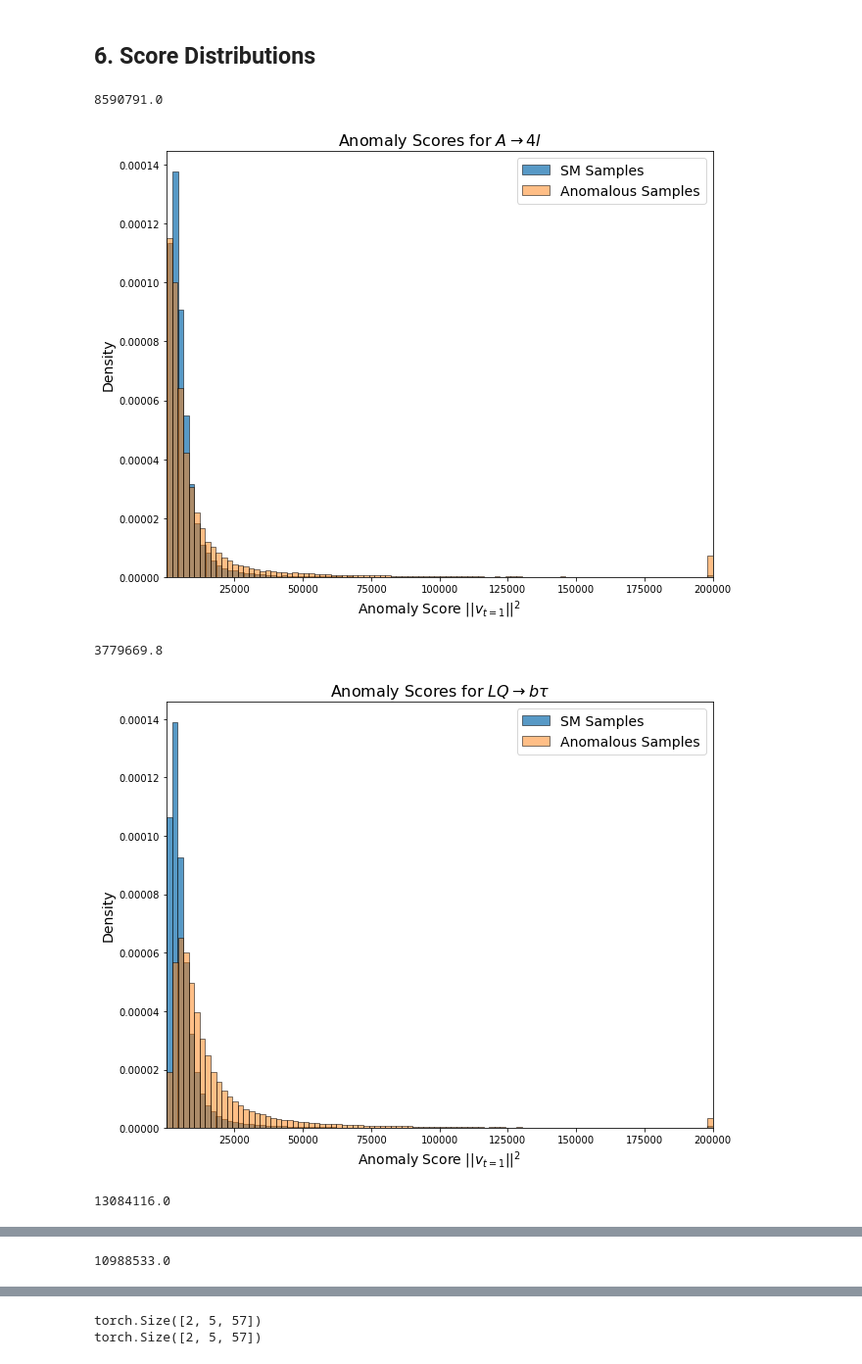
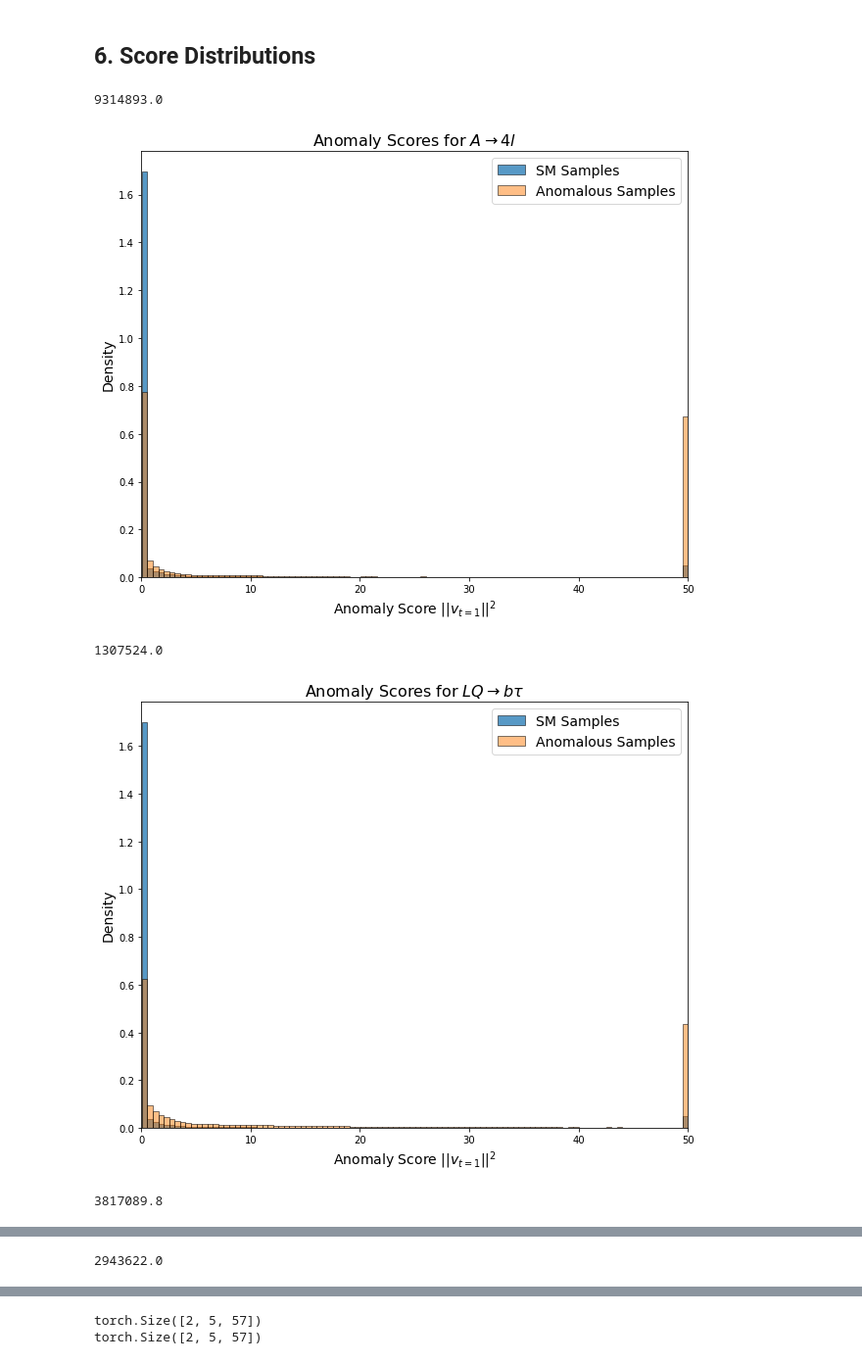
Before and after one commit to francesco-vaselli/fAD, a Jupyter notebook: experiments/test_trainings.ipynb, the cells around one changed output, grey strips where cells are left out. Shown at 98% size. Drawn from its saved outputs; the diff is of its cells as text; code cells hidden in the pictures.

```diff
--- a/experiments/test_trainings.ipynb
+++ b/experiments/test_trainings.ipynb
@@ -394,7 +383,7 @@ TPR @1e-5: 0.0000
 # %%
 from fad.models.VAE_paper.models import dense_vae
 load = True
-load_path = "vae_new_best_no_preproce.weights.h5"
+load_path = "vae_new_best_preproce.weights.h5"
 
 print(f"Training data shape: {X_train.shape}")
 print(f"Test data shape: {X_test.shape}")
@@ -1021,7 +810,7 @@ results["Flow Matching3 vt einsum"] = {
 }
 # now again in ODE mode
 flow_scores3 = flow_matching.predict(
-    X_test3, mode="ode", time_steps=2, step_size=None, log_density_calc="library"
+    X_test3, mode="ode", time_steps=100, step_size=None, log_density_calc="library"
 )
 # print mean and std of scores for normal and anomalous samples
 print(
@@ -1151,7 +940,7 @@ results["Flow Matching4 vt einsum"] = {
 }
 # now again in ODE mode
 flow_scores4 = flow_matching.predict(
-    X_test4, mode="ode", time_steps=2, step_size=None, log_density_calc="library"
+    X_test4, mode="ode", time_steps=100, step_size=None, log_density_calc="library"
 )
 # print mean and std of scores for normal and anomalous samples
 print(
@@ -1445,14 +1137,14 @@ results
 #   'ap': 0.8310116681428383,
 #   'tpr@1e-5': 0.033715092283228214,
 #   'time': 1},
-# import json
-# with open('results_no_preproce.json', 'w') as f:
-#     # Create a new dictionary without the 'scores' keys
-#     results_to_save = {
-#         key: {k: v for k, v in value.items() if k != 'scores'}
-#         for key, value in results.items()
-#     }
-#     json.dump(results_to_save, f, indent=4)
+import json
+with open('results_preproce.json', 'w') as f:
+    # Create a new dictionary without the 'scores' keys
+    results_to_save = {
+        key: {k: v for k, v in value.items() if k != 'scores'}
+        for key, value in results.items()
+    }
+    json.dump(results_to_save, f, indent=4)
 # %% [markdown]
 ## 6. Score Distributions
 # %%
@@ -1464,7 +1156,7 @@ dataset_info = [
     {"name": r"$h^0 \rightarrow \tau \tau$", "prefix": "Flow Matching3 ", "labels": dataset3.test_labels, "suffix_vt": "vt einsum", "suffix_ode": "ode", "vae_key": "VAE3", "old_vae_key": "VAE3 old", "new_vae_key": "VAE3 NEW"},
     {"name": r"$h^{\pm} \rightarrow \tau \nu$", "prefix": "Flow Matching4 ", "labels": dataset4.test_labels, "suffix_vt": "vt einsum", "suffix_ode": "ode", "vae_key": "VAE4", "old_vae_key": "VAE4 old", "new_vae_key": "VAE4 NEW"},
 ]
-saturation = 2e5  # saturation value for scores
+saturation = 50  # saturation value for scores
 for info in dataset_info:
     plt.figure(figsize=(10, 8))
     ax = plt.gca()
@@ -1487,37 +1179,37 @@ for info in dataset_info:
         sns.histplot(
             normal_scores,
             bins=100,
             label="SM Samples",
             stat="density",
             ax=ax,
         )
         sns.histplot(
             anomalous_scores,
             bins=100,
             label="Anomalous Samples",
             stat="density",
             ax=ax,
             alpha=0.5,
         )
 
    # plot options
-    plt.xlim([100, saturation])
+    plt.xlim([0, saturation])
     # increase title font size
     plt.title(f"Anomaly Scores for {dataset_name}", fontsize=16)
     # increase font size
     plt.tick_params(axis='both', which='minor', labelsize=14)
     plt.xlabel(r"Anomaly Score $||v_{{t=1}}||^2$", fontsize=14)
     plt.ylabel("Density", fontsize=14)
 
     plt.legend(fontsize=14)
-    plt.savefig(f"./picts/anomaly_scores_{dataset_name.replace(' ', '_').lower()}_no_preproce.png", dpi=300)
+    plt.savefig(f"./picts/anomaly_scores_{dataset_name.replace(' ', '_').lower()}_preproce.png", dpi=300)
 
     plt.show()
     # save the plot
     plt.close()
 # %% [output]
-8590791.0
+9314893.0
-[figure, old version]
+[figure, new version]
-3779669.8
+1307524.0
-[figure, old version]
+[figure, new version]
-13084116.0
+3817089.8
@@ -1525 +1217 @@ for info in dataset_info:
-10988533.0
+2943622.0
```
Also changed, not shown: parts of 31 cells of this notebook.
